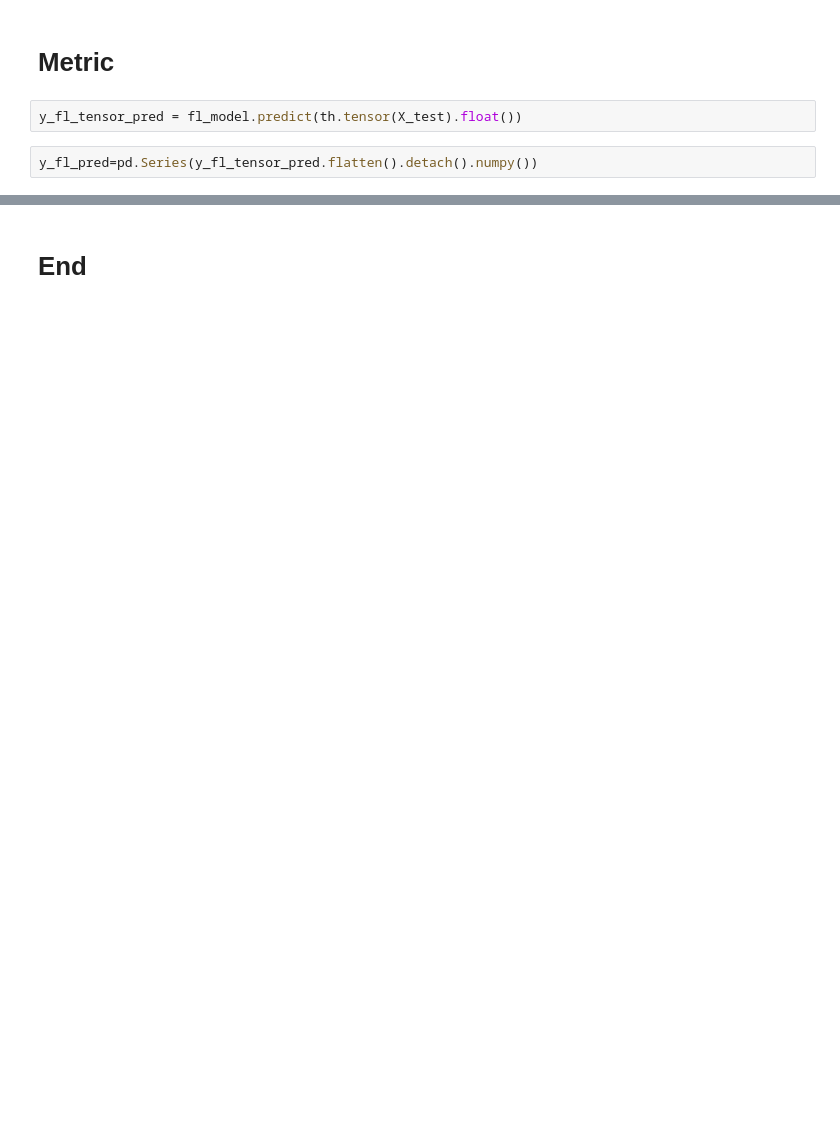
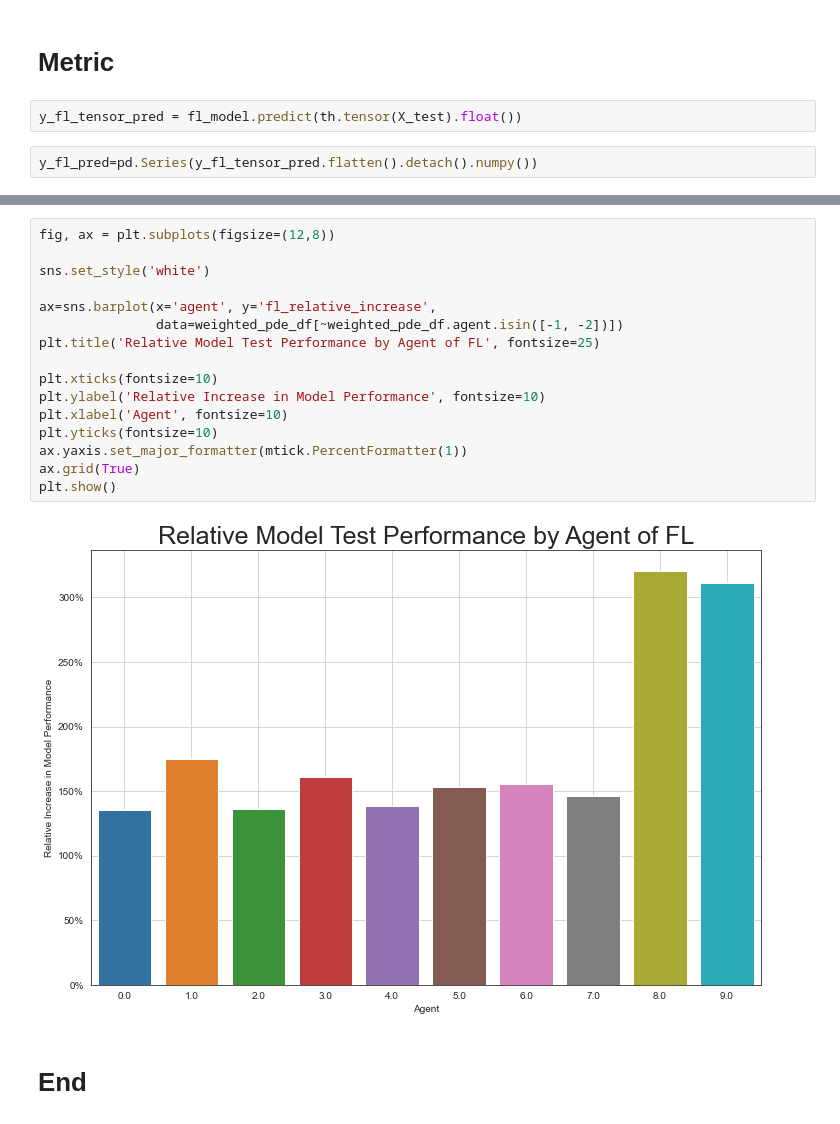
Before and after one commit to mw281685/IFoA-FL-WP, a Jupyter notebook: code/federated_learing_notebook_skorch n_jobs_ps_v8.4_graph.ipynb, the cells around one changed output, grey strips where cells are left out. Cells and saved outputs as stored; diff of their text form; blank space fills up the shorter version.

```diff
--- a/code/federated_learing_notebook_skorch n_jobs_ps_v8.4_graph.ipynb
+++ b/code/federated_learing_notebook_skorch n_jobs_ps_v8.4_graph.ipynb
@@ -532,2 +525,20 @@ plt.show()
+# %%
+fig, ax = plt.subplots(figsize=(12,8))
+
+sns.set_style('white')
+
+ax=sns.barplot(x='agent', y='fl_relative_increase',
+               data=weighted_pde_df[~weighted_pde_df.agent.isin([-1, -2])])
+plt.title('Relative Model Test Performance by Agent of FL', fontsize=25)
+
+plt.xticks(fontsize=10)
+plt.ylabel('Relative Increase in Model Performance', fontsize=10)
+plt.xlabel('Agent', fontsize=10)
+plt.yticks(fontsize=10)
+ax.yaxis.set_major_formatter(mtick.PercentFormatter(1))
+ax.grid(True)
+plt.show()
+# %% [output]
+[figure, added]
 # %% [markdown]
 # End
```
Also changed, not shown: parts of 22 cells of this notebook.
